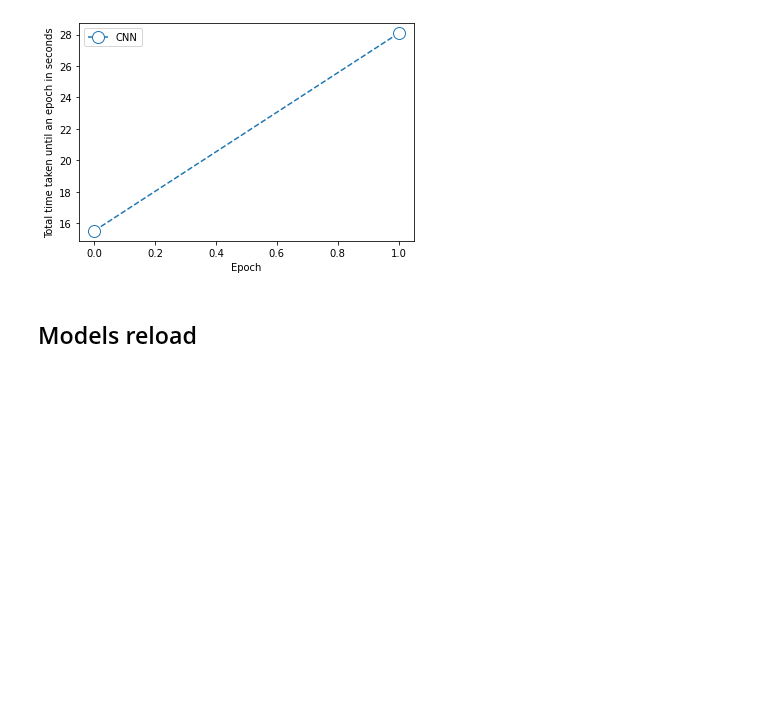
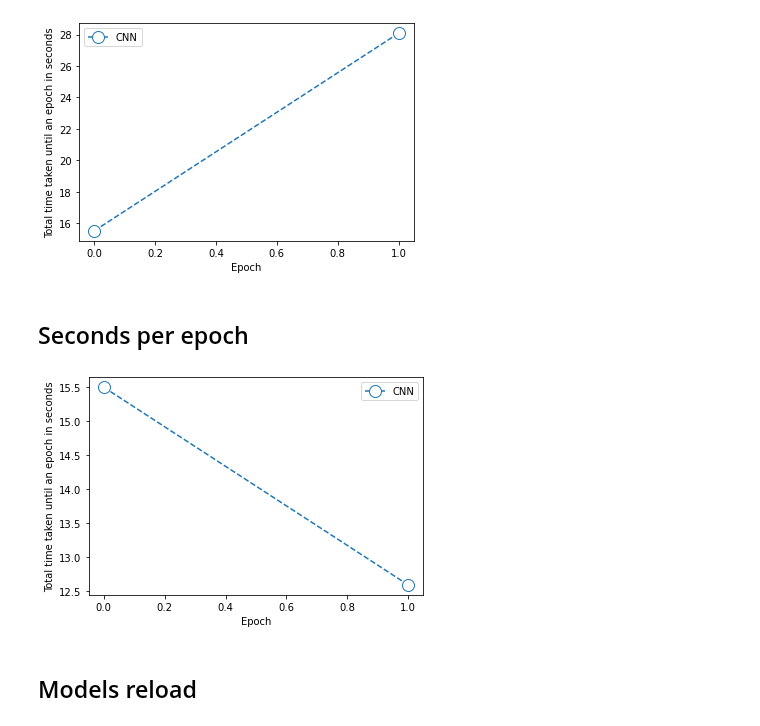
Before and after one commit to PashaIanko/Covid19Classifier, a Jupyter notebook: main.ipynb, the cells around one changed output. Saved outputs shown, nothing was run; the diff lists cells and outputs as text; code cells hidden in the pictures; blank space fills up the shorter version.

Commit message:
added dt per epoch graph

```diff
--- a/main.ipynb
+++ b/main.ipynb
@@ -481,6 +481,14 @@ visualize_full_train_time(
 )
 # %% [output]
 [figure]
+# %% [markdown]
+## Seconds per epoch
+# %%
+visualize_epoch_time(
+    models_dict = models
+)
+# %% [output]
+[figure, added]
 # %% [markdown]
 ## Models reload
 # %%
```
Also changed, not shown: 2 other files.
